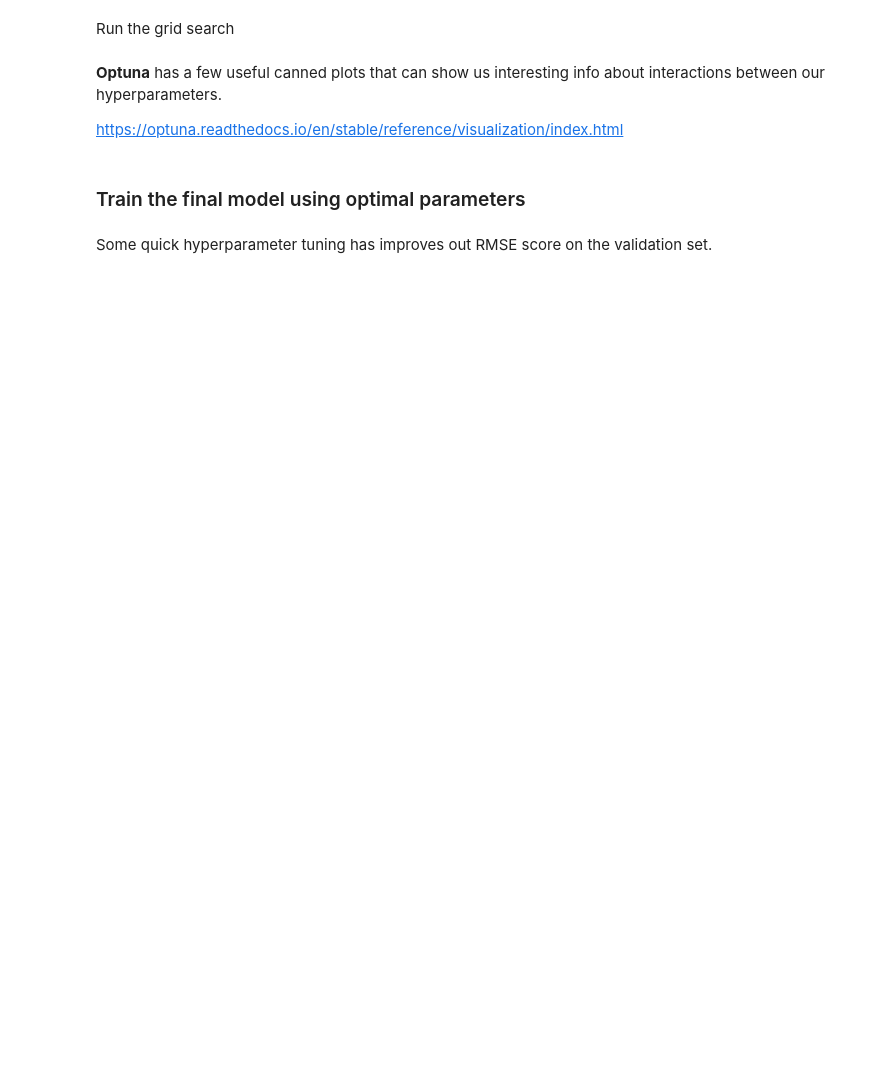
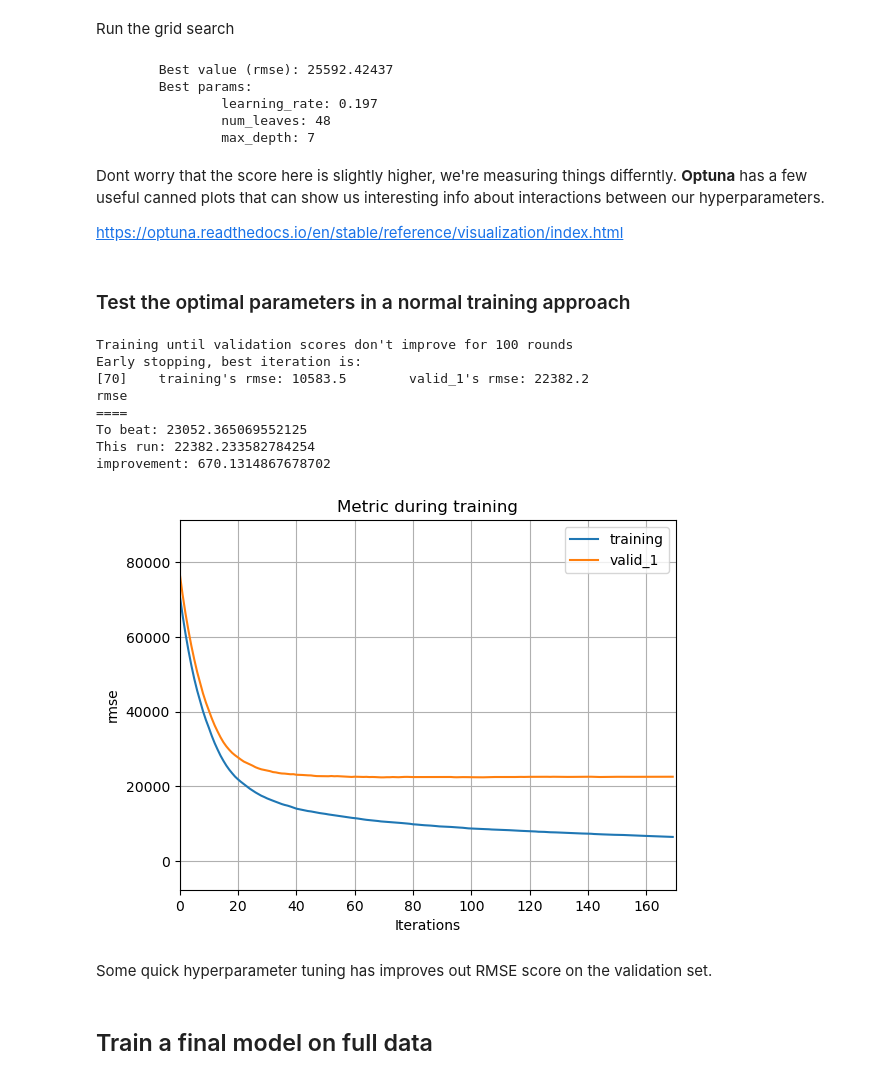
Before and after one commit to philmassie/absa_data_bootcamp_2023, a Jupyter notebook: house_prices.ipynb, the cells around one changed output. Cells and saved outputs as stored; diff of their text form; code cells hidden in the pictures; blank space fills up the shorter version.

```diff
--- a/house_prices.ipynb
+++ b/house_prices.ipynb
@@ -737,10 +1001,10 @@ optuna.logging.set_verbosity(optuna.logging.WARNING)
 # optuna.logging.set_verbosity(optuna.logging.INFO)
 
 # Create an OpTuna study
-study = optuna.create_study(direction="minimize", study_name="LGBM Classifier")
+study = optuna.create_study(direction="minimize", study_name="LGBM Regressor")
 
 # Call the Optuna Objective function, and begine some simple hyperparameter tuning
-func = lambda trial: objective(trial, X, y)
+func = lambda trial: objective(trial, X_train, y_train)
 study.optimize(func, n_trials=20, show_progress_bar=True)
 # %%
 print(f"\tBest value (rmse): {study.best_value:.5f}")
@@ -748,7 +1012,14 @@ print(f"\tBest params:")
 
 for key, value in study.best_params.items():
     print(f"\t\t{key}: {value}")
+# %% [output]
+        Best value (rmse): 25592.42437
+        Best params:
+                learning_rate: 0.197
+                num_leaves: 48
+                max_depth: 7
 # %% [markdown]
+Dont worry that the score here is slightly higher, we're measuring things differntly.
 **Optuna** has a few useful canned plots that can show us interesting info about interactions between our hyperparameters.
 
 https://optuna.readthedocs.io/en/stable/reference/visualization/index.html
@@ -756,40 +1027,48 @@ https://optuna.readthedocs.io/en/stable/reference/visualization/index.html
 # Plot parameter relations as scatter plots with colors indicating ranks of target value.
 fig = optuna.visualization.plot_rank(study, target_name="rmse")
 fig.show()
-# %% [markdown]
-### Train the final model using optimal parameters
+# %% [markdown]
+### Test the optimal parameters in a normal training approach
 # %%
-# Train test split
-X_train, X_test, y_train, y_test = train_test_split(X, y, test_size=0.2, random_state=42)
-
-param_static = {
-    'boosting_type': 'gbdt',
-    'objective': 'poisson',
-    'metric': 'rmse',
-    'verbose': -1,
-    'n_estimators': 10000
-}
-
 evals={}
-model = lgb.LGBMRegressor(
+model_final = lgb.LGBMRegressor(
     **param_static,
-    **study.best_params)
-model.fit(
+    **study.best_params
+    )
+model_final.fit(
     X_train, y_train,
-    eval_set=[(X_train, y_train), (X_test, y_test)],
+    eval_set=[(X_train, y_train), (X_valid, y_valid)],
     verbose=-1,
     callbacks=[
         lgb.record_evaluation(evals),
         lgb.early_stopping(100),
         lgb.log_evaluation(0)
     ],
 )
 
 lgb.plot_metric(evals);
 
-y_pred = model.predict(X_test)
-rmse_final = mean_squared_error(y_test, y_pred, squared=False)
-print(f"\nTo beat: {rmse_feat}")
-print("Root Mean Squared Error:", rmse_final)
+y_pred = model_final.predict(X_valid)
+
+rmse_final = mean_squared_error(y_valid, y_pred, squared=False)
+rmse_final_log = mean_squared_error(np.log(y_valid), np.log(y_pred), squared=False)
+
+print("rmse")
+print("====")
+print(f"To beat: {rmse_feat}")
+print(f"This run: {rmse_final}")
+print(f"improvement: {rmse_feat-rmse_final}")
+# %% [output]
+Training until validation scores don't improve for 100 rounds
+Early stopping, best iteration is:
+[70]    training's rmse: 10583.5        valid_1's rmse: 22382.2
+rmse
+====
+To beat: 23052.365069552125
+This run: 22382.233582784254
+improvement: 670.1314867678702
+[figure, added]
 # %% [markdown]
 Some quick hyperparameter tuning has improves out RMSE score on the validation set.
+# %% [markdown]
+## Train a final model on full data
```
Also changed, not shown: parts of 70 cells of this notebook.
